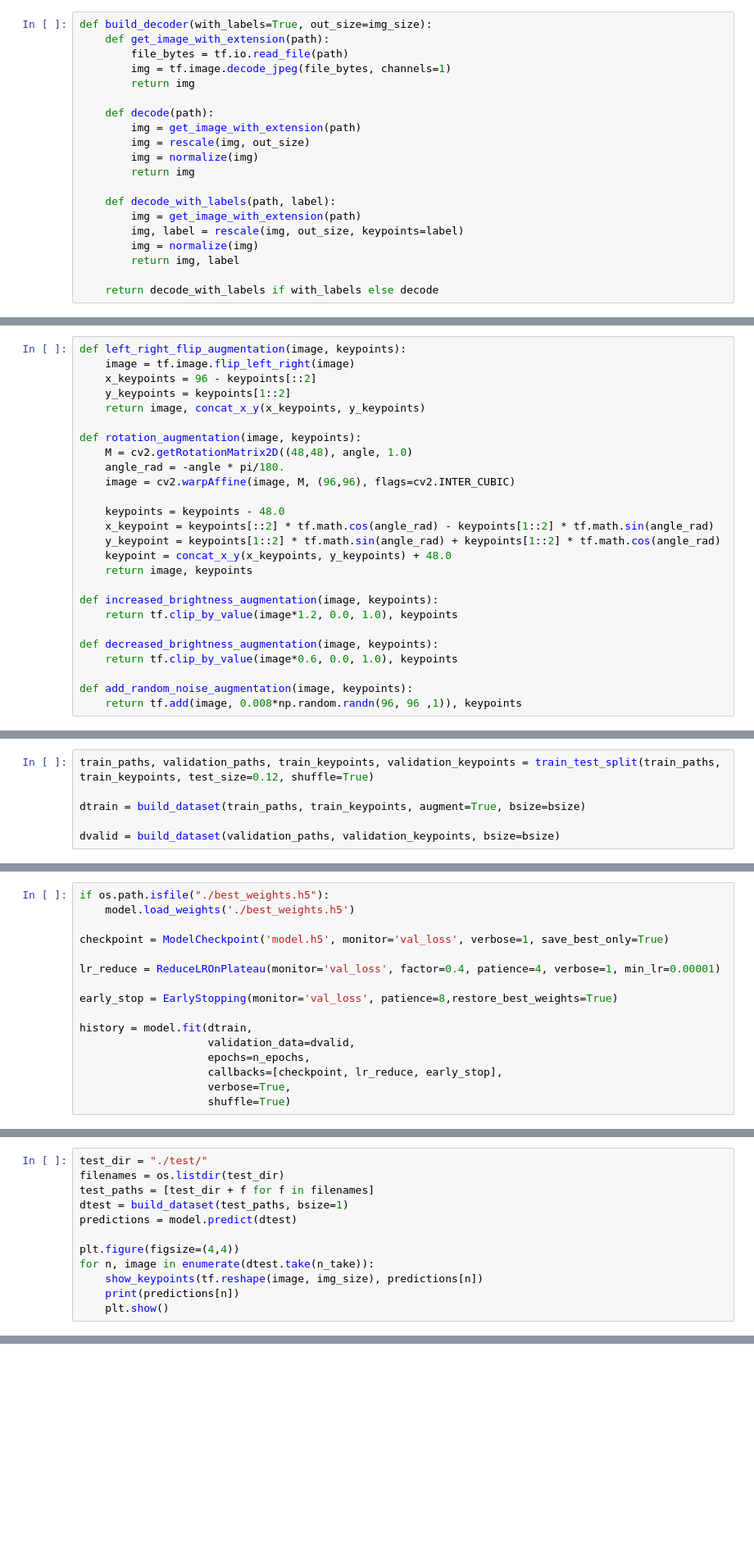
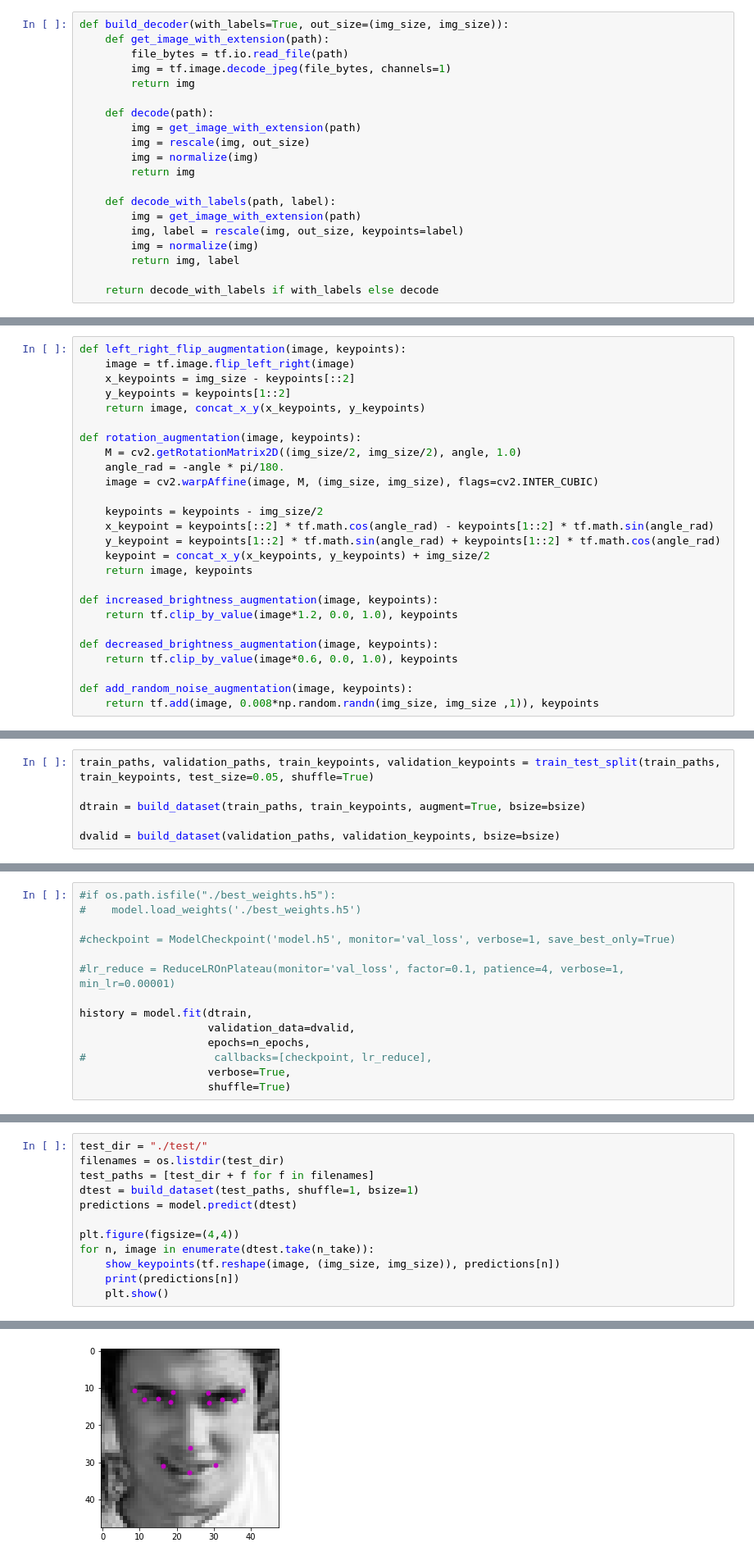
Before and after one commit to bezbahen0/APRO-Software, a Jupyter notebook: Faces/facial_keypoints_detection.ipynb, the cells around one changed output, grey strips where cells are left out. Shown at 82% size. Saved outputs shown, nothing was run; the diff lists cells and outputs as text; blank space fills up the shorter version.

Commit message:
add improved model and prediction results

```diff
--- a/Faces/facial_keypoints_detection.ipynb
+++ b/Faces/facial_keypoints_detection.ipynb
@@ -94,7 +95,7 @@ def rescale(image, output_size, keypoints=None):
 # %% [markdown]
 ## Image decoder
 # %%
-def build_decoder(with_labels=True, out_size=img_size):
+def build_decoder(with_labels=True, out_size=(img_size, img_size)):
     def get_image_with_extension(path):
         file_bytes = tf.io.read_file(path)
         img = tf.image.decode_jpeg(file_bytes, channels=1)
@@ -120,19 +121,19 @@ angle=12
 # %%
 def left_right_flip_augmentation(image, keypoints):
     image = tf.image.flip_left_right(image)
-    x_keypoints = 96 - keypoints[::2]
+    x_keypoints = img_size - keypoints[::2]
     y_keypoints = keypoints[1::2]
     return image, concat_x_y(x_keypoints, y_keypoints)
 
 def rotation_augmentation(image, keypoints):
-    M = cv2.getRotationMatrix2D((48,48), angle, 1.0)
+    M = cv2.getRotationMatrix2D((img_size/2, img_size/2), angle, 1.0)
     angle_rad = -angle * pi/180.
-    image = cv2.warpAffine(image, M, (96,96), flags=cv2.INTER_CUBIC)
+    image = cv2.warpAffine(image, M, (img_size, img_size), flags=cv2.INTER_CUBIC)
 
-    keypoints = keypoints - 48.0
+    keypoints = keypoints - img_size/2
     x_keypoint = keypoints[::2] * tf.math.cos(angle_rad) - keypoints[1::2] * tf.math.sin(angle_rad)
     y_keypoint = keypoints[1::2] * tf.math.sin(angle_rad) + keypoints[1::2] * tf.math.cos(angle_rad)
-    keypoint = concat_x_y(x_keypoints, y_keypoints) + 48.0
+    keypoint = concat_x_y(x_keypoints, y_keypoints) + img_size/2
     return image, keypoints
 
 def increased_brightness_augmentation(image, keypoints):
@@ -142,7 +143,7 @@ def decreased_brightness_augmentation(image, keypoints):
     return tf.clip_by_value(image*0.6, 0.0, 1.0), keypoints
 
 def add_random_noise_augmentation(image, keypoints):
-    return tf.add(image, 0.008*np.random.randn(96, 96 ,1)), keypoints
+    return tf.add(image, 0.008*np.random.randn(img_size, img_size ,1)), keypoints
 # %% [markdown]
 ## Dataset function
 # %%
@@ -178,7 +179,7 @@ def build_dataset(paths, labels=None, cache=False, decoder=None, augment=False,
 # %% [markdown]
 ## Load dataset
 # %%
-train_paths, validation_paths, train_keypoints, validation_keypoints = train_test_split(train_paths, train_keypoints, test_size=0.12, shuffle=True)
+train_paths, validation_paths, train_keypoints, validation_keypoints = train_test_split(train_paths, train_keypoints, test_size=0.05, shuffle=True)
 
 dtrain = build_dataset(train_paths, train_keypoints, augment=True, bsize=bsize)
 
@@ -354,19 +344,17 @@ None
 # %% [markdown]
 ### Train model
 # %%
-if os.path.isfile("./best_weights.h5"):
-    model.load_weights('./best_weights.h5')
+#if os.path.isfile("./best_weights.h5"):
+#    model.load_weights('./best_weights.h5')
 
-checkpoint = ModelCheckpoint('model.h5', monitor='val_loss', verbose=1, save_best_only=True)
+#checkpoint = ModelCheckpoint('model.h5', monitor='val_loss', verbose=1, save_best_only=True)
 
-lr_reduce = ReduceLROnPlateau(monitor='val_loss', factor=0.4, patience=4, verbose=1, min_lr=0.00001)
-
-early_stop = EarlyStopping(monitor='val_loss', patience=8,restore_best_weights=True)
+#lr_reduce = ReduceLROnPlateau(monitor='val_loss', factor=0.1, patience=4, verbose=1, min_lr=0.00001)
 
 history = model.fit(dtrain,
                     validation_data=dvalid,
                     epochs=n_epochs,
-                    callbacks=[checkpoint, lr_reduce, early_stop],
+#                    callbacks=[checkpoint, lr_reduce],
                     verbose=True,
                     shuffle=True)
 # %% [output]
@@ -415,11 +403,12 @@ NameError: name 'model' is not defined
 test_dir = "./test/"
 filenames = os.listdir(test_dir)
 test_paths = [test_dir + f for f in filenames]
-dtest = build_dataset(test_paths, bsize=1)
+dtest = build_dataset(test_paths, shuffle=1, bsize=1)
 predictions = model.predict(dtest)
 
 plt.figure(figsize=(4,4))
 for n, image in enumerate(dtest.take(n_take)):
-    show_keypoints(tf.reshape(image, img_size), predictions[n])
+    show_keypoints(tf.reshape(image, (img_size, img_size)), predictions[n])
     print(predictions[n])
     plt.show()
+# %% [output]
@@ -425,0 +419 @@ for n, image in enumerate(dtest.take(n_take)):
+[figure, added]
```
Also changed, not shown: parts of 10 cells of this notebook.
